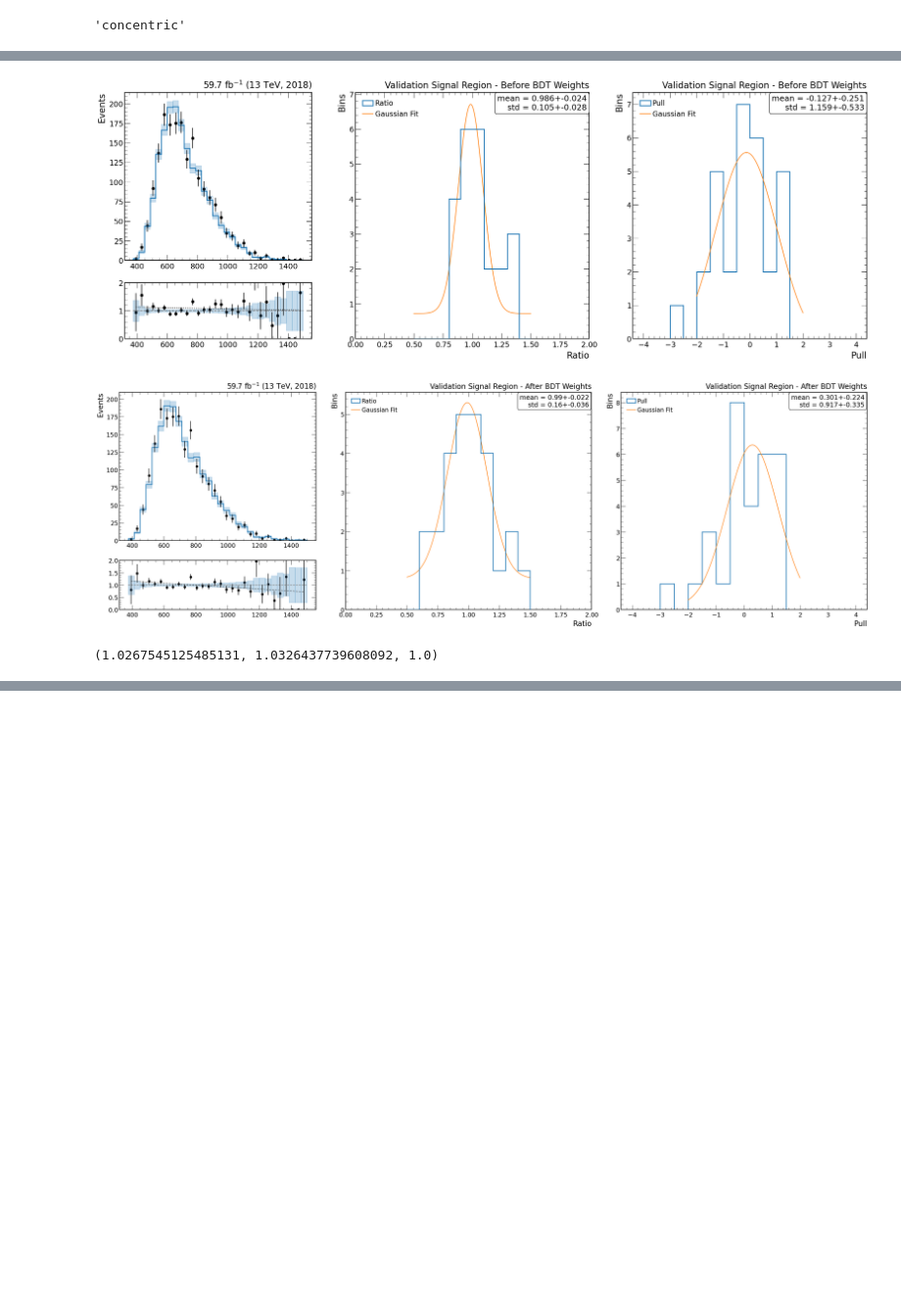
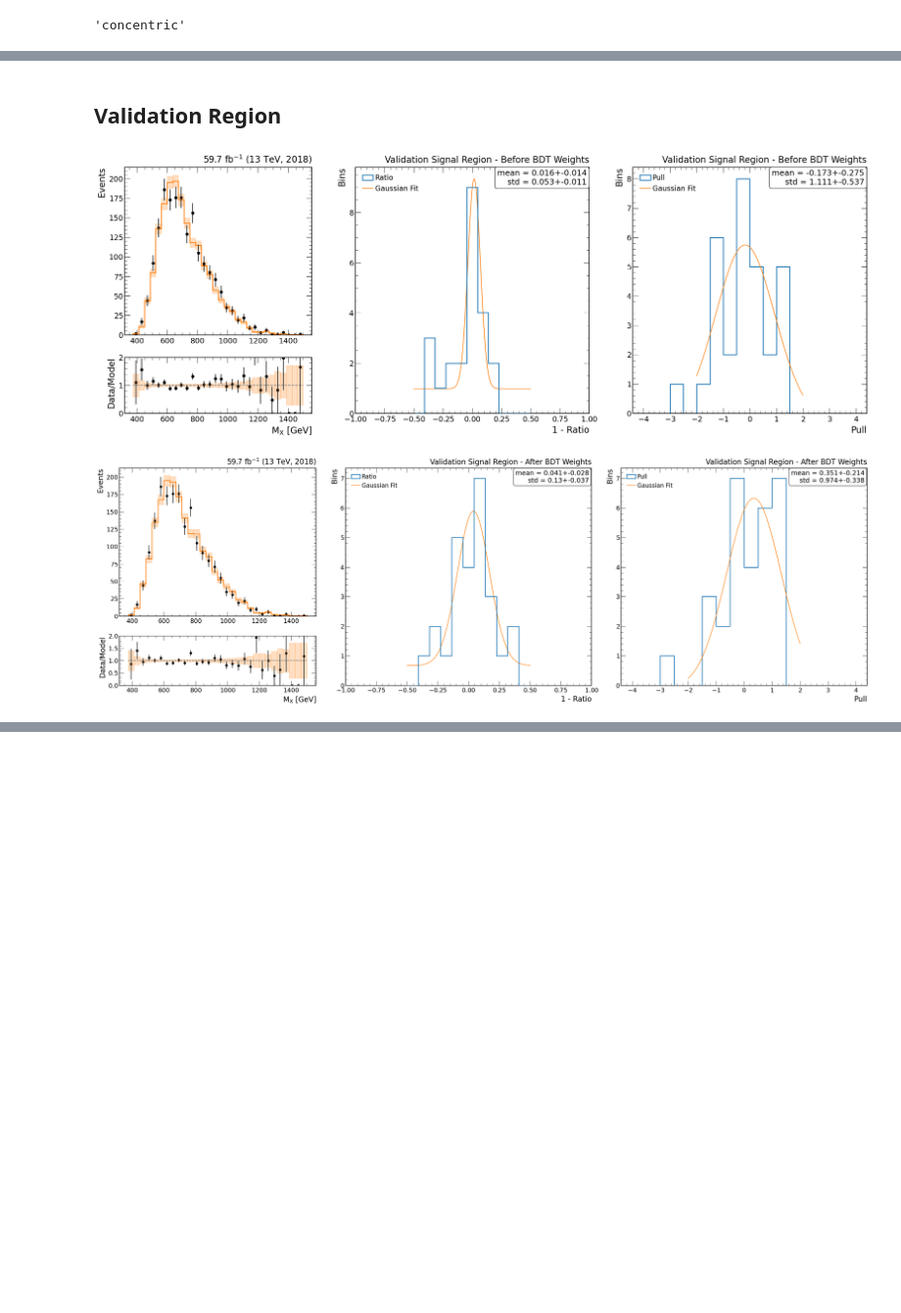
Before and after one commit to srosenzweig09/analysis, a Jupyter notebook: jupyter/feynnet/feynnet_limits.ipynb, the cells around one changed output, grey strips where cells are left out. Shown at 98% size. Saved outputs shown, nothing was run; the diff lists cells and outputs as text; code cells hidden in the pictures; blank space fills up the shorter version.

Commit message:
limits, systematics

```diff
--- a/jupyter/feynnet/feynnet_limits.ipynb
+++ b/jupyter/feynnet/feynnet_limits.ipynb
@@ -63,9 +117,8 @@ AttributeError: 'Data' object has no attribute 'ar_ls_weights'
+# %% [markdown]
+## Validation Region
 # %%
-data.pull_plots(savein=model_savein, filename='gnn_pull')
+# data.pull_plots(savein=model_savein, filename='gnn_pull')
+data.pull_plots(saveas='plots/systematics/bkg_model/normalization/vsr_mx.pdf')
 # %% [output]
-[figure, old version]
+[figure, new version]
-[figure, old version]
+[figure, new version]
-# %%
-data.crtf, data.vr_stat_prec, data.vr_yield_val
-# %% [output]
-(1.0267545125485131, 1.0326437739608092, 1.0)
```
Also changed, not shown: parts of 31 cells of this notebook, 11 other files.
